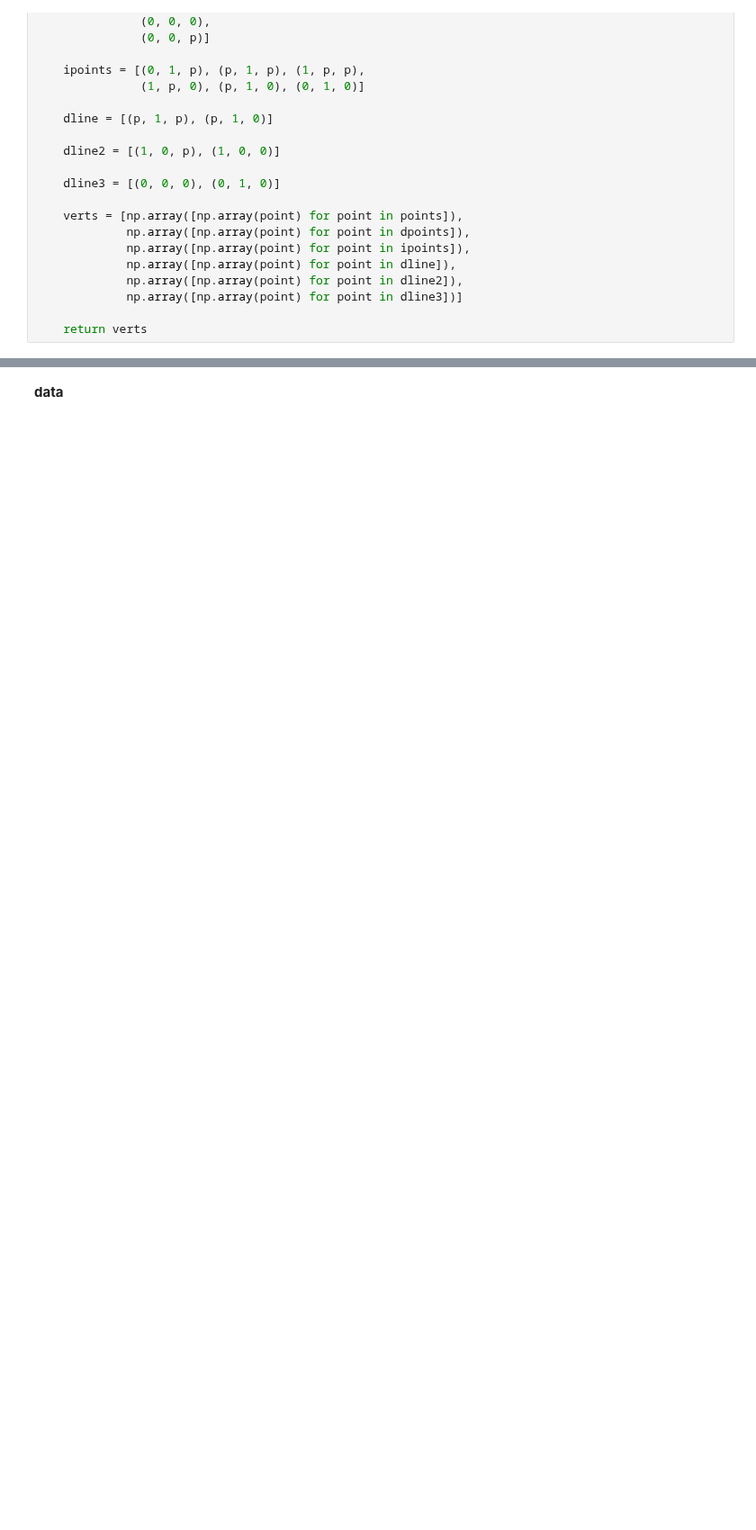
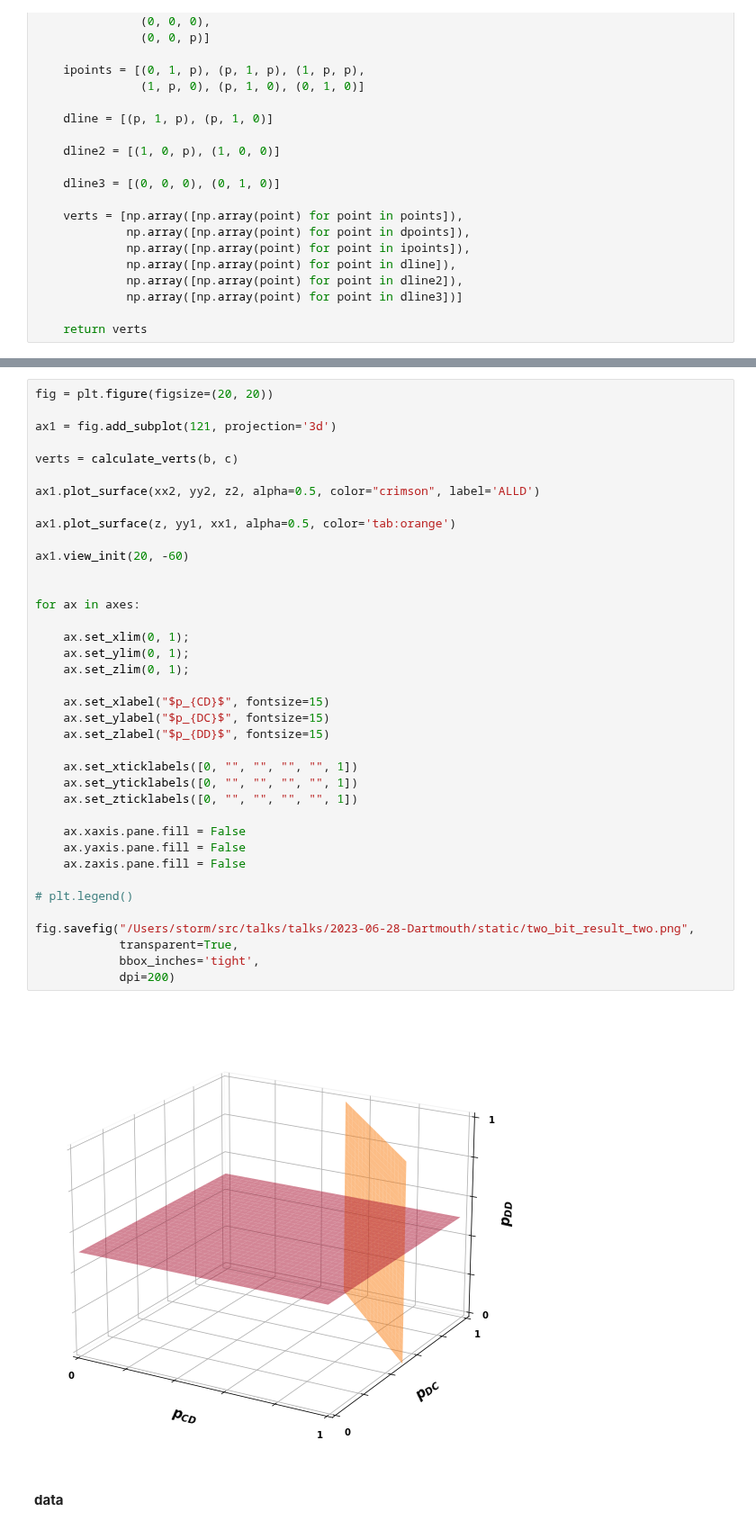
Before and after one commit to Nikoleta-v3/conditional-cooperation-with-longer-memory, a Jupyter notebook: notebooks/Plotting for manuscript.ipynb, the cells around one changed output, grey strips where cells are left out. Shown at 90% size. Saved outputs shown, nothing was run; the diff lists cells and outputs as text; blank space fills up the shorter version.

```diff
--- a/notebooks/Plotting for manuscript.ipynb
+++ b/notebooks/Plotting for manuscript.ipynb
@@ -108,3 +137,43 @@ for ax in axes:
+# %%
+fig = plt.figure(figsize=(20, 20))
+
+ax1 = fig.add_subplot(121, projection='3d')
+
+verts = calculate_verts(b, c)
+
+ax1.plot_surface(xx2, yy2, z2, alpha=0.5, color="crimson", label='ALLD')
+
+ax1.plot_surface(z, yy1, xx1, alpha=0.5, color='tab:orange')
+
+ax1.view_init(20, -60)
+
+
+for ax in axes:
+
+    ax.set_xlim(0, 1);
+    ax.set_ylim(0, 1);
+    ax.set_zlim(0, 1);
+
+    ax.set_xlabel("$p_{CD}$", fontsize=15)
+    ax.set_ylabel("$p_{DC}$", fontsize=15)
+    ax.set_zlabel("$p_{DD}$", fontsize=15)
+
+    ax.set_xticklabels([0, "", "", "", "", 1])
+    ax.set_yticklabels([0, "", "", "", "", 1])
+    ax.set_zticklabels([0, "", "", "", "", 1])
+
+    ax.xaxis.pane.fill = False
+    ax.yaxis.pane.fill = False
+    ax.zaxis.pane.fill = False
+
+# plt.legend()
+
+fig.savefig("/Users/storm/src/talks/talks/2023-06-28-Dartmouth/static/two_bit_result_two.png",
+            transparent=True,
+            bbox_inches='tight',
+            dpi=200)
+# %% [output]
+[figure, added]
 # %% [markdown]
 **data**
 # %%
```
Also changed, not shown: parts of 3 cells of this notebook, 10 other files.
